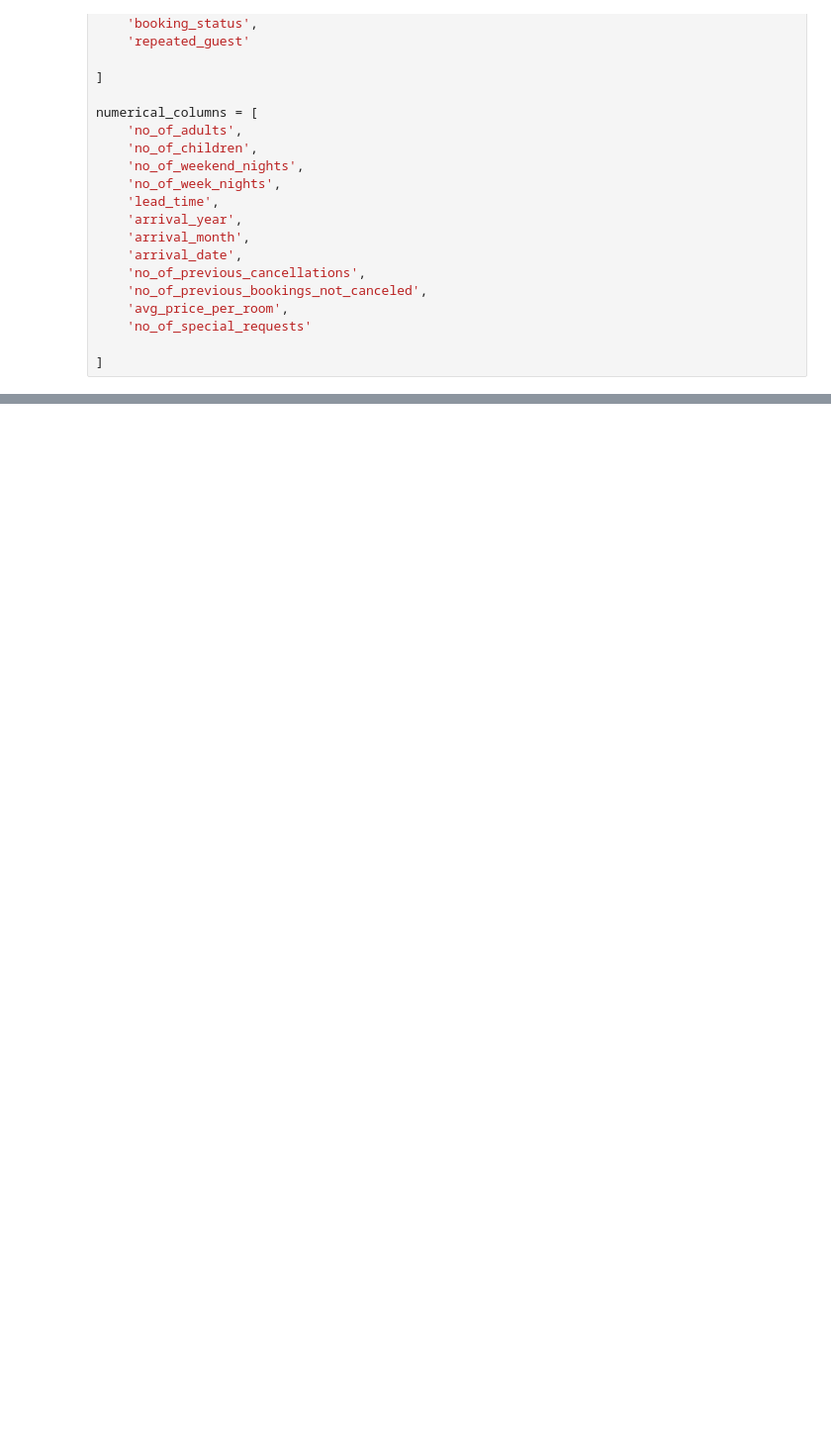
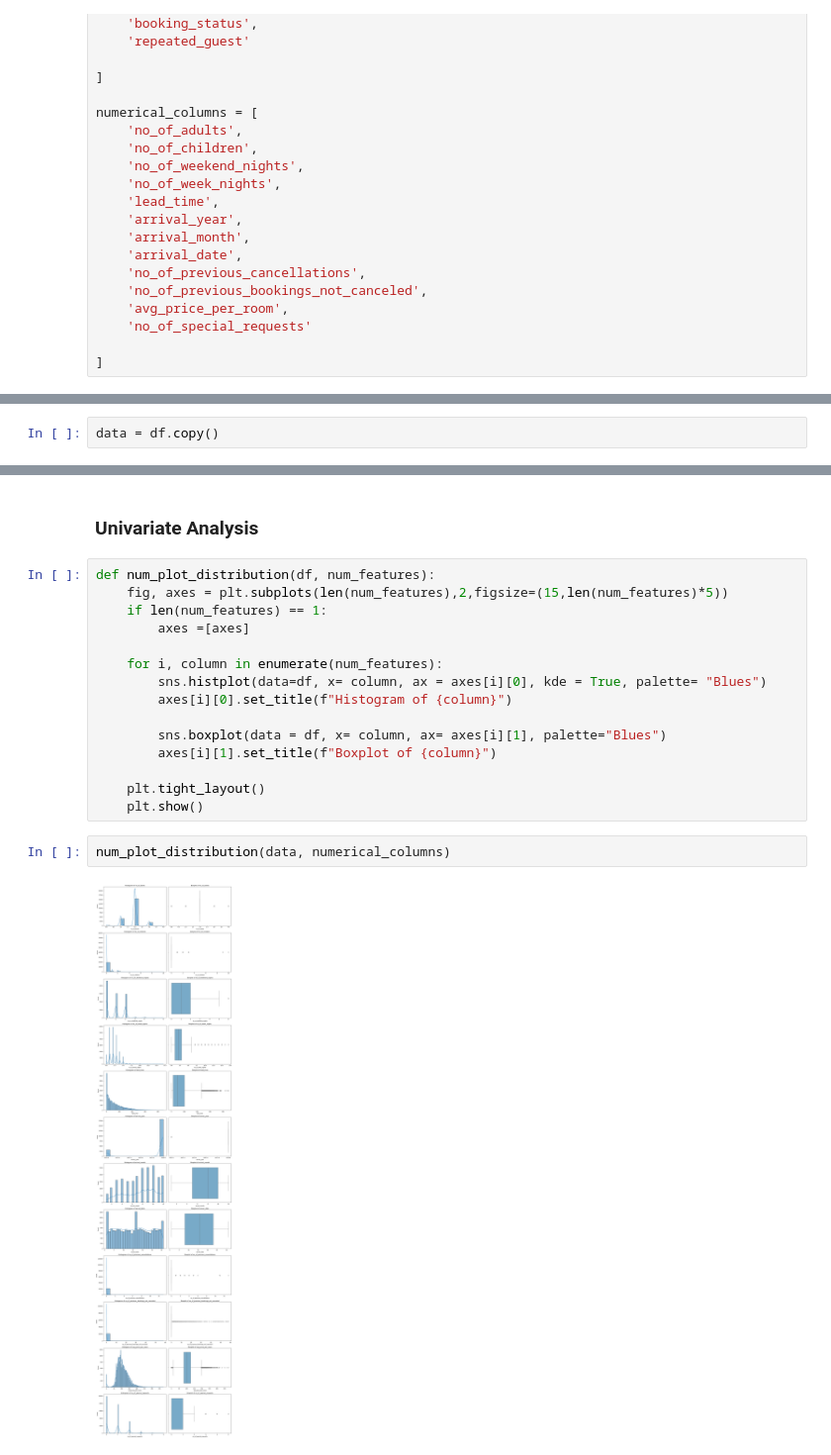
Before and after one commit to DanielEXT10/Hotel-Reservation, a Jupyter notebook: notebook/notebook.ipynb, the cells around one changed output, grey strips where cells are left out. Shown at 99% size. Drawn from its saved outputs; the diff is of its cells as text; blank space fills up the shorter version.

Commit message:
add Images

```diff
--- a/notebook/notebook.ipynb
+++ b/notebook/notebook.ipynb
@@ -246,0 +248,2 @@ numerical_columns = [
+# %%
+data = df.copy()
@@ -246,0 +259,21 @@ numerical_columns = [
+# %% [markdown]
+### Univariate Analysis
+# %%
+def num_plot_distribution(df, num_features):
+    fig, axes = plt.subplots(len(num_features),2,figsize=(15,len(num_features)*5))
+    if len(num_features) == 1:
+        axes =[axes]
+
+    for i, column in enumerate(num_features):
+        sns.histplot(data=df, x= column, ax = axes[i][0], kde = True, palette= "Blues")
+        axes[i][0].set_title(f"Histogram of {column}")
+
+        sns.boxplot(data = df, x= column, ax= axes[i][1], palette="Blues")
+        axes[i][1].set_title(f"Boxplot of {column}")
+
+    plt.tight_layout()
+    plt.show()
+# %%
+num_plot_distribution(data, numerical_columns)
+# %% [output]
+[figure, added]
```
Also changed, not shown: parts of 92 cells of this notebook, 16 other files.
